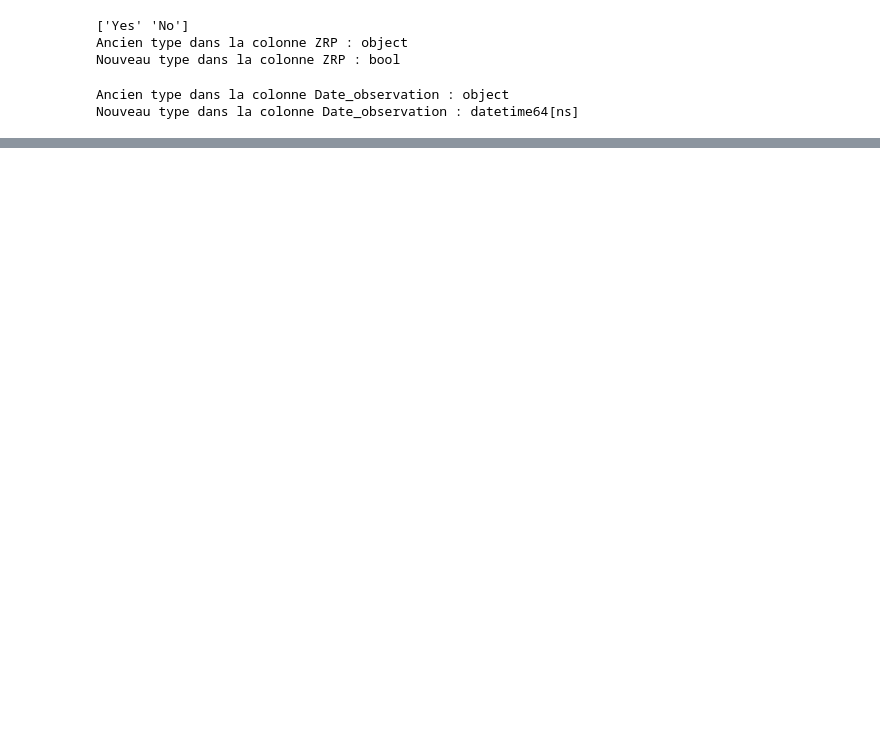
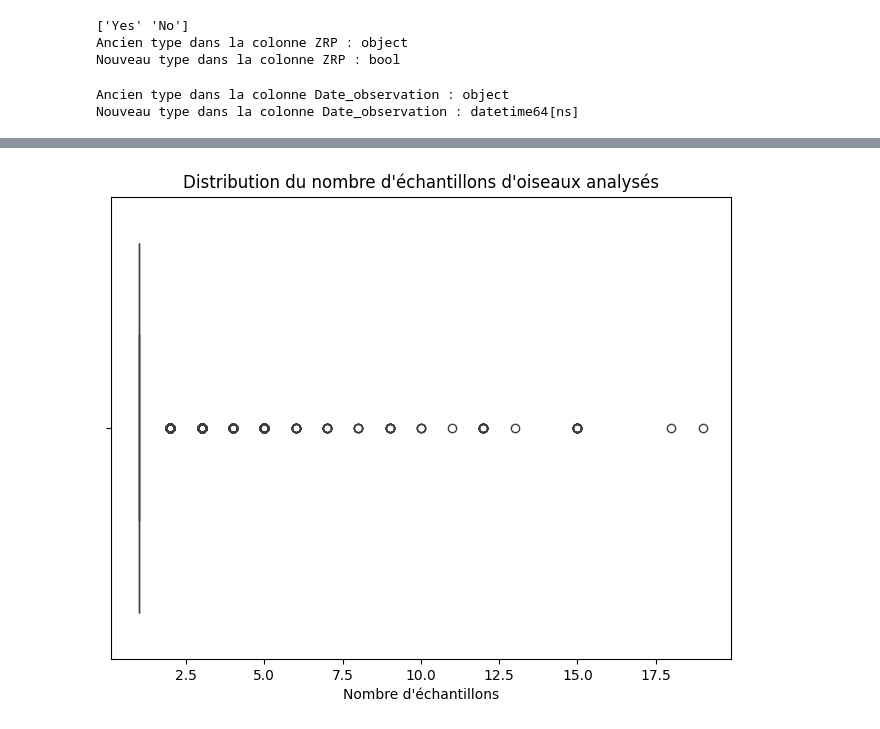
Before and after one commit to bavrillon/Avian-influenza, a Jupyter notebook: EDA.ipynb, the cells around one changed output, grey strips where cells are left out. Cells and saved outputs as stored; diff of their text form; code cells hidden in the pictures; blank space fills up the shorter version.

```diff
--- a/EDA.ipynb
+++ b/EDA.ipynb
@@ -153,0 +171,10 @@ df.head()
+# %%
+# VISUALISATION DE LA DISTRIBUTION DU NOMBRE D'ECHANTILLONS D'OISEAUX ANALYSES
+
+plt.figure(figsize=(8, 6))
+sns.boxplot(x=df['Nombre_oiseaux_analyses'])
+plt.title("Distribution du nombre d'échantillons d'oiseaux analysés")
+plt.xlabel("Nombre d'échantillons")
+plt.show()
+# %% [output]
+[figure, added]
```
Also changed, not shown: parts of 4 cells of this notebook.
